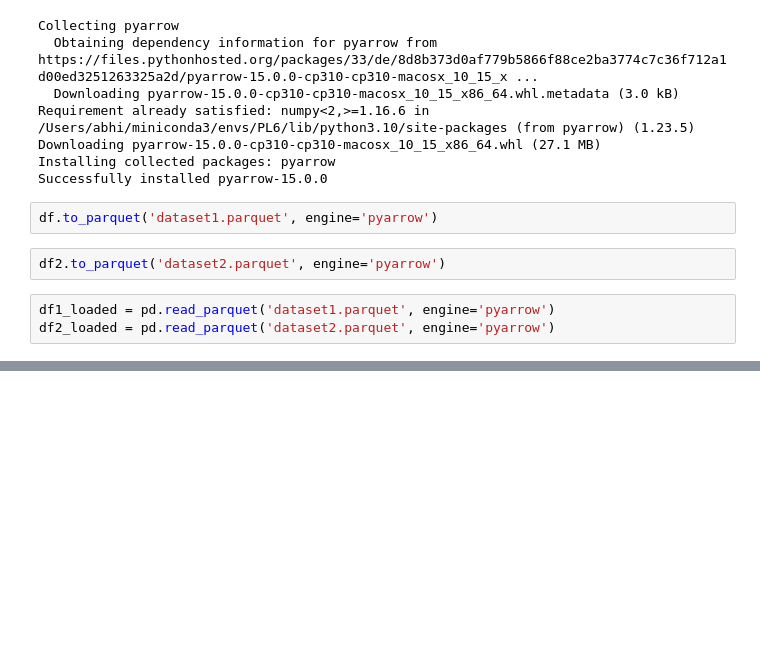
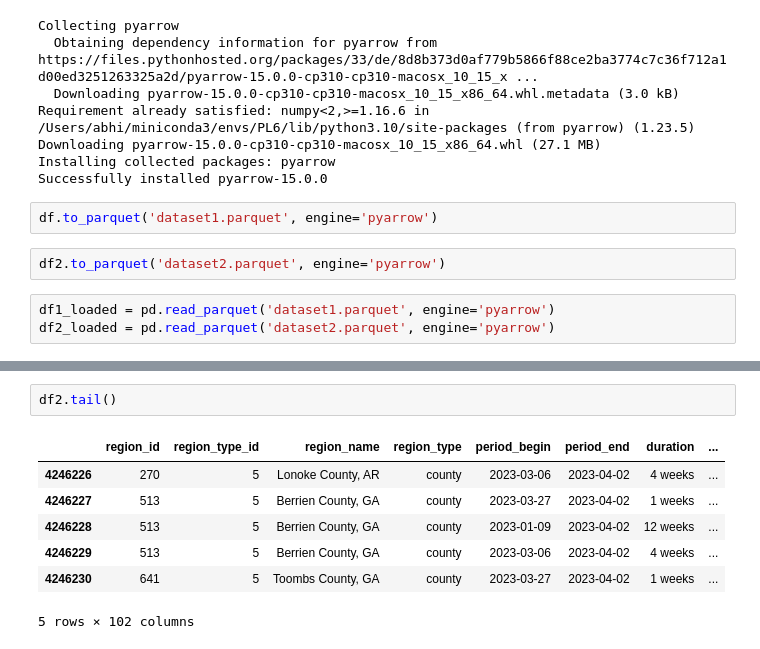
Before and after one commit to AbhimanyuAryan/american-housing-layoff-bigdata, a Jupyter notebook: layoff.ipynb, the cells around one changed output, grey strips where cells are left out. Saved outputs shown, nothing was run; the diff lists cells and outputs as text; blank space fills up the shorter version.

```diff
--- a/layoff.ipynb
+++ b/layoff.ipynb
@@ -242,0 +256,10 @@ df2_loaded = pd.read_parquet('dataset2.parquet', engine='pyarrow')
+# %%
+df2.tail()
+# %% [output]
+|  | region_id | region_type_id | region_name | region_type | period_begin | period_end | duration | ... |
+| 4246226 | 270 | 5 | Lonoke County, AR | county | 2023-03-06 | 2023-04-02 | 4 weeks | ... |
+| 4246227 | 513 | 5 | Berrien County, GA | county | 2023-03-27 | 2023-04-02 | 1 weeks | ... |
+| 4246228 | 513 | 5 | Berrien County, GA | county | 2023-01-09 | 2023-04-02 | 12 weeks | ... |
+| 4246229 | 513 | 5 | Berrien County, GA | county | 2023-03-06 | 2023-04-02 | 4 weeks | ... |
+| 4246230 | 641 | 5 | Toombs County, GA | county | 2023-03-27 | 2023-04-02 | 1 weeks | ... |
+5 rows × 102 columns
```
Also changed, not shown: parts of 4 cells of this notebook.
